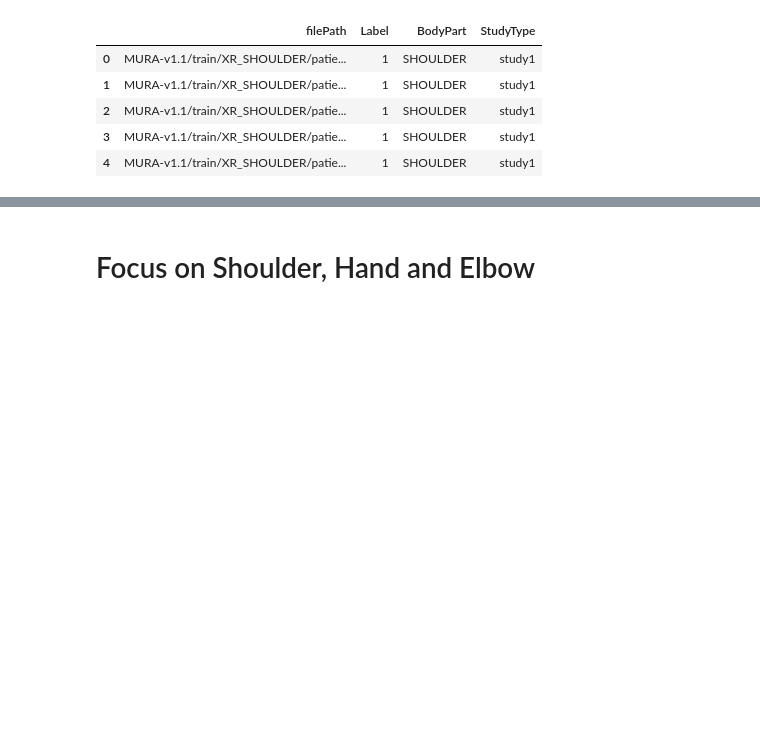
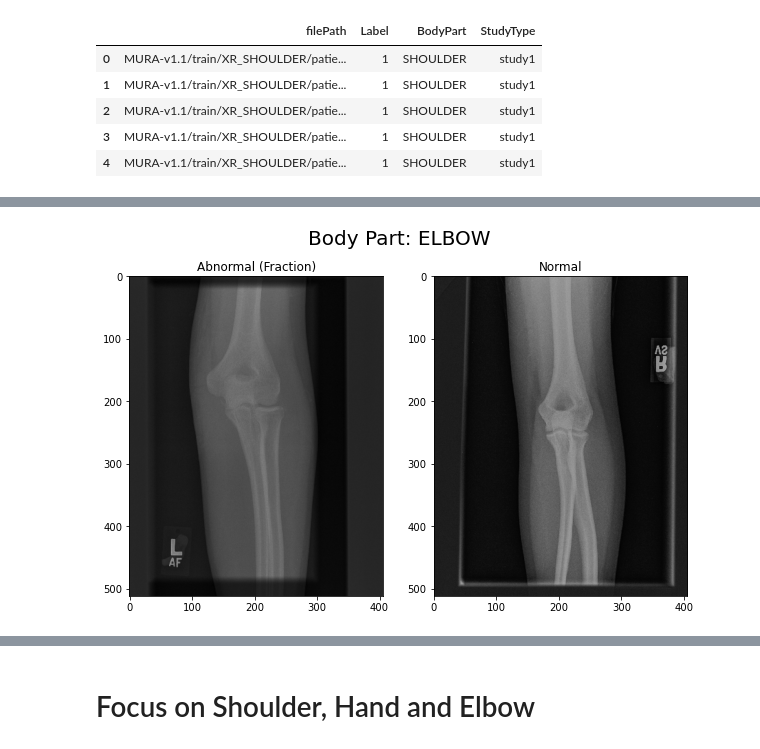
Before and after one commit to DanielFadlon/helthcare-bone-fractures, a Jupyter notebook: bone-fractures.ipynb, the cells around one changed output, grey strips where cells are left out. Drawn from its saved outputs; the diff is of its cells as text; code cells hidden in the pictures; blank space fills up the shorter version.

```diff
--- a/bone-fractures.ipynb
+++ b/bone-fractures.ipynb
@@ -183,0 +227,4 @@ X_train.head()
+# %%
+compare_normal_and_abnormal('ELBOW')
+# %% [output]
+[figure, added]
```
Also changed, not shown: parts of 28 cells of this notebook, 13 other files.
